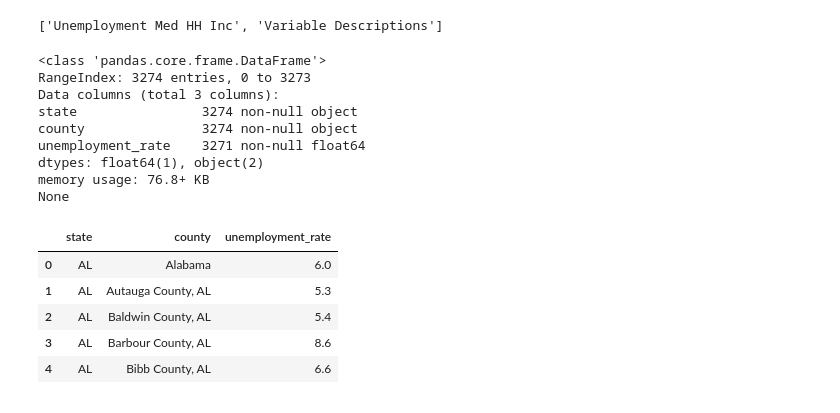
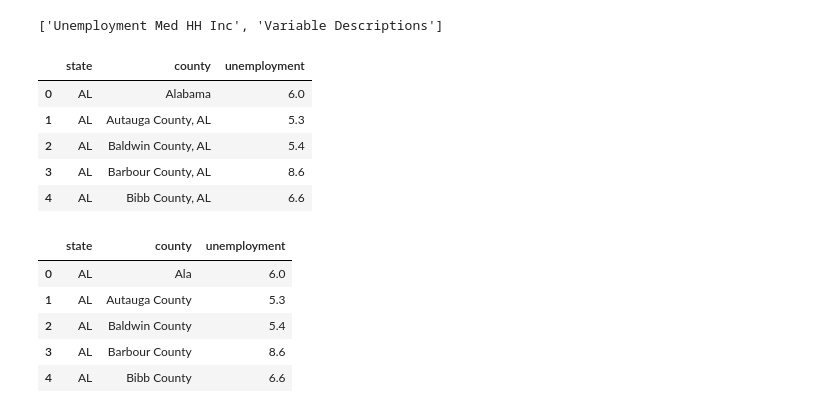
Before and after one commit to moeinsoodavi/Springboard, a Jupyter notebook: Capstone Project 1/Capstone Project 1 - Data Wrangling.ipynb, the cells around one changed output. Saved outputs shown, nothing was run; the diff lists cells and outputs as text; code cells hidden in the pictures.

Commit message:
Updated data wrangling and story telling

```diff
--- a/Capstone Project 1/Capstone Project 1 - Data Wrangling.ipynb
+++ b/Capstone Project 1/Capstone Project 1 - Data Wrangling.ipynb
@@ -257,25 +235,35 @@ print(xl.sheet_names)
 # %% [output]
 ['Unemployment Med HH Inc', 'Variable Descriptions']
 # %%
+# read the first sheet, collect three columns and rename them
 df_unemployment=xl.parse(0)
 df_unemployment=df_unemployment[['State','Area_name','Unemployment_rate_2016']].rename(columns={'State':'state','Area_name':'county',
                                                                                        'Unemployment_rate_2016'
-                                                                                      :'unemployment_rate'})
-print(df_unemployment.info())
+                                                                                      :'unemployment'})
+#Print the first five rows
 df_unemployment.head()
 # %% [output]
-<class 'pandas.core.frame.DataFrame'>
-RangeIndex: 3274 entries, 0 to 3273
-Data columns (total 3 columns):
-state                3274 non-null object
-county               3274 non-null object
-unemployment_rate    3271 non-null float64
-dtypes: float64(1), object(2)
-memory usage: 76.8+ KB
-None
-|  | state | county | unemployment_rate |
+|  | state | county | unemployment |
 | 0 | AL | Alabama | 6.0 |
 | 1 | AL | Autauga County, AL | 5.3 |
 | 2 | AL | Baldwin County, AL | 5.4 |
 | 3 | AL | Barbour County, AL | 8.6 |
 | 4 | AL | Bibb County, AL | 6.6 |
+# %%
+#Remove the state name from county names
+df_unemployment.county=df_unemployment.county.map(lambda x: x[:len(x)-4])
+
+# The command above will remove the last four characters from name of states and District of Columbia.
+# The rows corresponding to states are of no use in this project and will be eliminated when unemployment dataframe is merged with
+# df_merge_education_poverty, but we need District of Columbia, and it must be corrected.
+df_unemployment.loc[df_unemployment['county']=='District of Colu','county']='District of Columbia'
+
+#Print the first five rows
+df_unemployment.head()
+# %% [output]
+|  | state | county | unemployment |
+| 0 | AL | Ala | 6.0 |
+| 1 | AL | Autauga County | 5.3 |
+| 2 | AL | Baldwin County | 5.4 |
+| 3 | AL | Barbour County | 8.6 |
+| 4 | AL | Bibb County | 6.6 |
```
Also changed, not shown: parts of 25 cells of this notebook, 5 other files.
